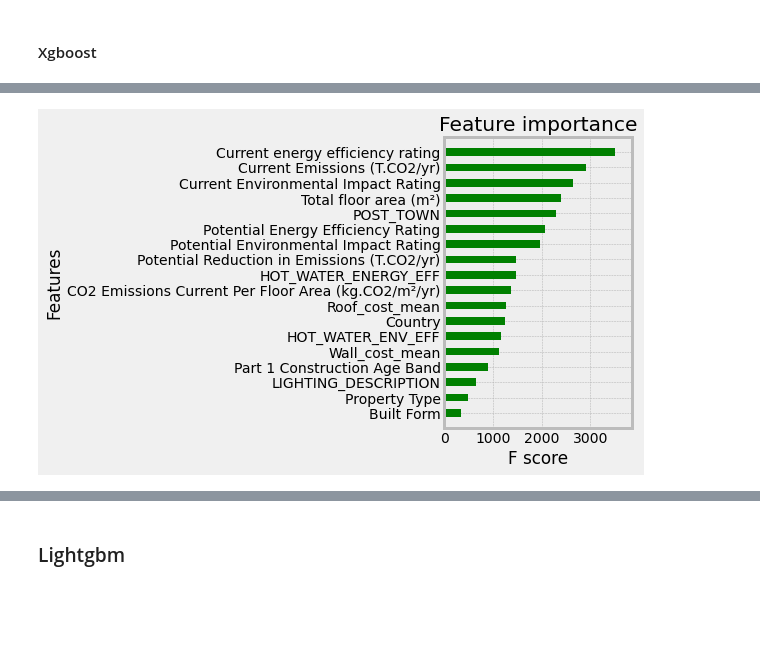
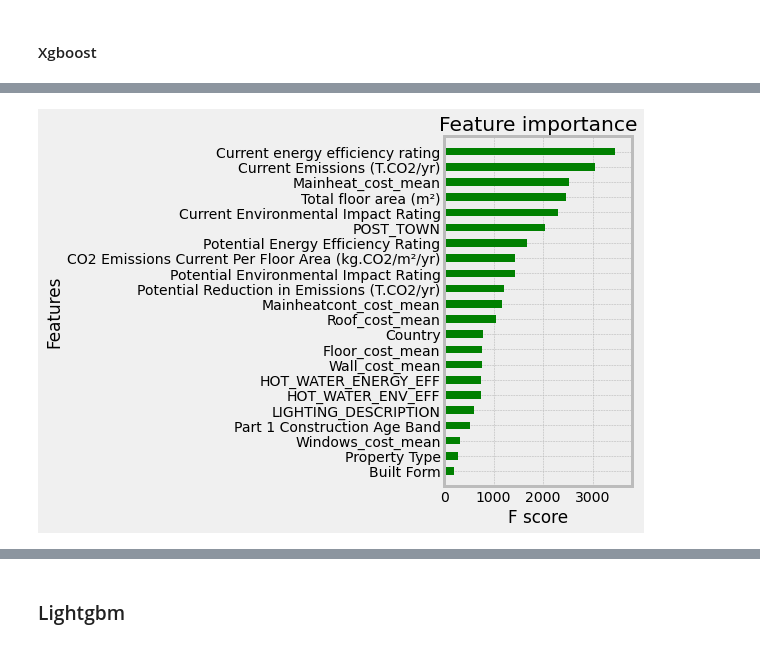
Before and after one commit to abessalov/Ocean_Energy_Efficiency, a Jupyter notebook: 5_Modelling_cost.ipynb, the cells around one changed output, grey strips where cells are left out. Saved outputs shown, nothing was run; the diff lists cells and outputs as text; code cells hidden in the pictures; blank space fills up the shorter version.

```diff
--- a/5_Modelling_cost.ipynb
+++ b/5_Modelling_cost.ipynb
@@ -81,3 +65,46 @@ df[feats_used][:3]
+# %%
+feats_used = [
+    # "Property_UPRN",
+    # "Postcode",
+    "POST_TOWN",
+    # "Primary Energy Indicator (kWh/m²/year)",
+    "Total floor area (m²)",
+    "Current energy efficiency rating",
+    "Potential Energy Efficiency Rating",
+    "Current Environmental Impact Rating",
+    "Potential Environmental Impact Rating",
+    "CO2 Emissions Current Per Floor Area (kg.CO2/m²/yr)",
+    "HOT_WATER_ENERGY_EFF",
+    "HOT_WATER_ENV_EFF",
+    "LIGHTING_DESCRIPTION",
+    "Current Emissions (T.CO2/yr)",
+    "Potential Reduction in Emissions (T.CO2/yr)",
+    # "Total current energy costs over 3 years (£)",
+    # "Current heating costs over 3 years (£)",
+    # "Potential heating costs over 3 years (£)",
+    # "Current hot water costs over 3 years (£)",
+    # "Potential hot water costs over 3 years (£)",
+    # "Current lighting costs over 3 years (£)",
+    # "Potential lighting costs over 3 years (£)",
+    "Part 1 Construction Age Band",
+    "Built Form",
+    "Property Type",
+    # "dt_day",
+    # "dt_month",
+    "Country",
+    # "Wall_eff_mean",
+    "Wall_cost_mean",
+    # "Roof_eff_mean",
+    "Roof_cost_mean",
+    # "Floor_eff_mean",
+    "Floor_cost_mean",
+    # "Windows_eff_mean",
+    "Windows_cost_mean",
+    # "Mainheat_eff_mean",
+    "Mainheat_cost_mean",
+    # "Mainheatcont_eff_mean",
+    "Mainheatcont_cost_mean",
+]
 # %%
 # we replace towns with less then 10 apperances as OTHER
 towns = df['POST_TOWN'].value_counts()
@@ -233,10 +260,10 @@ _ = df_evals.plot(figsize = (5,3))
 # %%
 # Feature importances
-_, ax = plt.subplots(1,1, figsize = (3,5))
+_, ax = plt.subplots(1,1, figsize = (3,6))
 _ = xgb.plot_importance(model_xgb, ax = ax, max_num_features=30, height=0.5,
                         show_values=False, color = 'green')
 # %% [output]
-[figure, old version]
+[figure, new version]
 # %%
 # metrics on validation set
 y_pred = model_xgb.predict(xv_)
```
Also changed, not shown: parts of 21 cells of this notebook, 23 other files.
